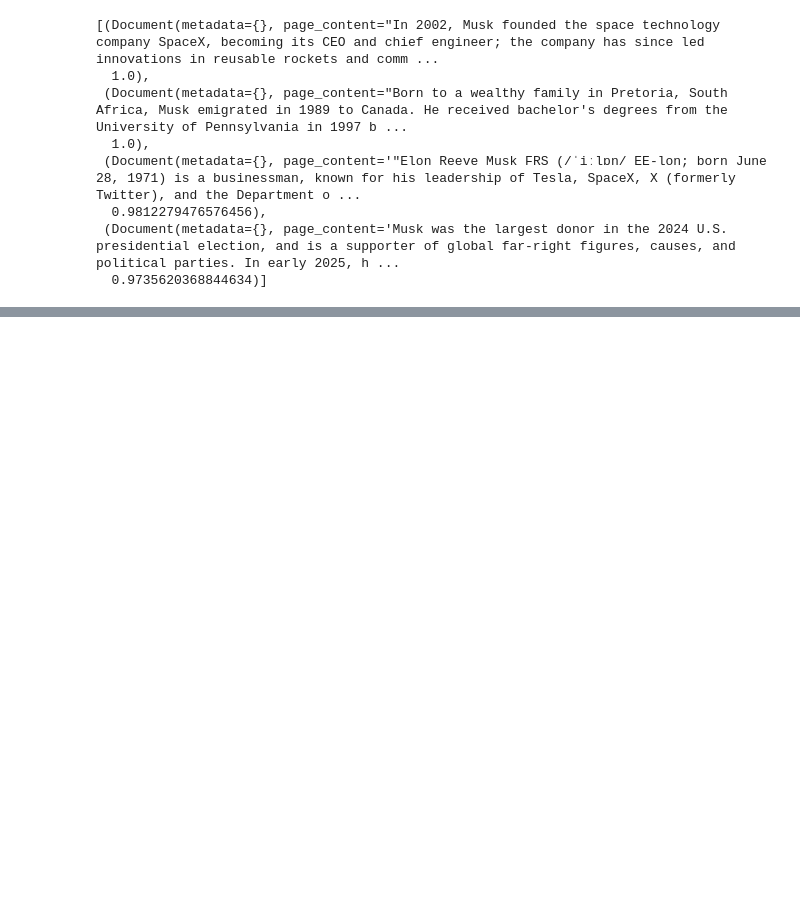
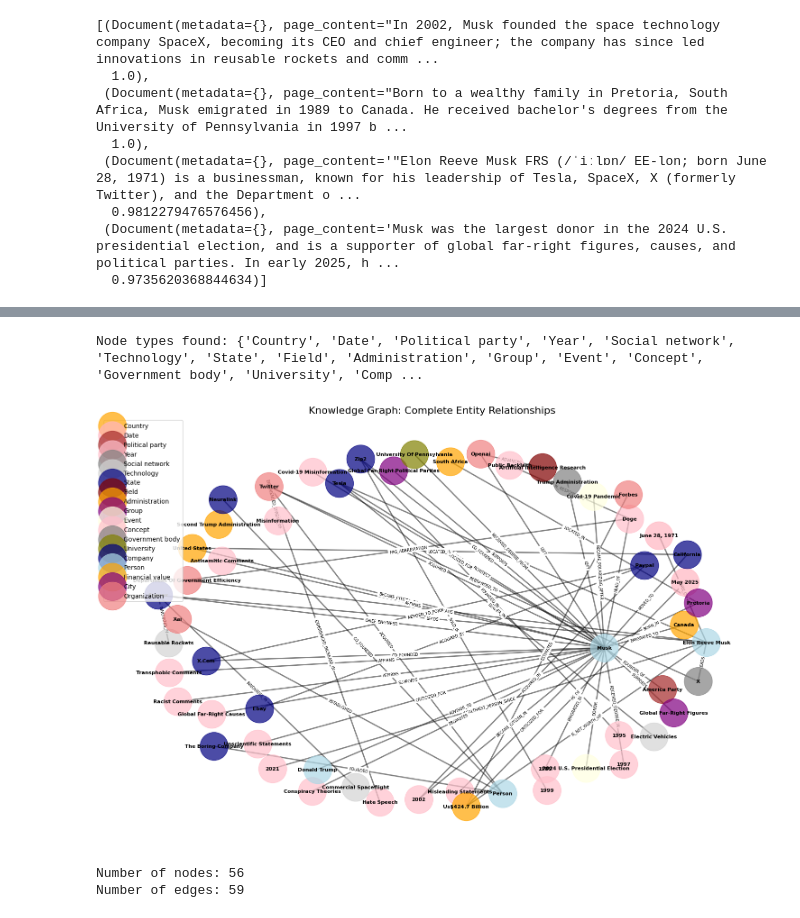
Before and after one commit to SuperSahitya/knowledge-graph, a Jupyter notebook: src/script.ipynb, the cells around one changed output, grey strips where cells are left out. Drawn from its saved outputs; the diff is of its cells as text; code cells hidden in the pictures; blank space fills up the shorter version.

Commit message:
add metworkx support and visualization

```diff
--- a/src/script.ipynb
+++ b/src/script.ipynb
@@ -148,0 +165,67 @@ vector_index.similarity_search_with_relevance_scores("elon musk founded which co
+# %%
+import networkx as nx
+import matplotlib.pyplot as plt
+
+g = nx.Graph()
+
+for graph_doc in data:
+    for node in graph_doc.nodes:
+        g.add_node(node.id, type=node.type, **node.properties)
+
+    for relationship in graph_doc.relationships:
+        g.add_edge(
+            relationship.source.id,
+            relationship.target.id,
+            relationship=relationship.type,
+            **relationship.properties
+        )
+# %%
+plt.figure(figsize=(15, 10))
+
+pos = nx.spring_layout(g, k=3, iterations=50)
+
+node_types = set(attr.get('type', 'Unknown') for _, attr in g.nodes(data=True))
+print(f"Node types found: {node_types}")
+
+color_map = {
+    'Person': 'lightblue',
+    'Organization': 'lightcoral',
+    'Location': 'lightgreen',
+    'Event': 'lightyellow',
+    'Date': 'lightpink',
+    'Technology': 'lightgray',
+    'Unknown': 'white'
+}
+
+additional_colors = ['orange', 'purple', 'brown', 'pink', 'gray', 'olive', 'navy', 'maroon']
+for i, node_type in enumerate(node_types):
+    if node_type not in color_map:
+        color_map[node_type] = additional_colors[i % len(additional_colors)]
+
+for node_type in node_types:
+    nodes_of_type = [node for node, attr in g.nodes(data=True) if attr.get('type') == node_type]
+    if nodes_of_type:
+        nx.draw_networkx_nodes(g, pos, nodelist=nodes_of_type,
+                             node_color=color_map[node_type],
+                             node_size=2000, alpha=0.7, label=node_type)
+
+nx.draw_networkx_edges(g, pos, alpha=0.5, width=2)
+
+nx.draw_networkx_labels(g, pos, font_size=8, font_weight='bold')
+
+edge_labels = nx.get_edge_attributes(g, 'relationship')
+nx.draw_networkx_edge_labels(g, pos, edge_labels, font_size=6)
+
+plt.title("Knowledge Graph: Complete Entity Relationships", size=16)
+plt.legend()
+plt.axis('off')
+plt.tight_layout()
+plt.show()
+
+print(f"Number of nodes: {g.number_of_nodes()}")
+print(f"Number of edges: {g.number_of_edges()}")
+# %% [output]
+Node types found: {'Country', 'Date', 'Political party', 'Year', 'Social network', 'Technology', 'State', 'Field', 'Administration', 'Group', 'Event', 'Concept', 'Government body', 'University', 'Comp ...
+[figure, added]
+Number of nodes: 56
+Number of edges: 59
```
Also changed, not shown: parts of 5 cells of this notebook, 4 other files.
